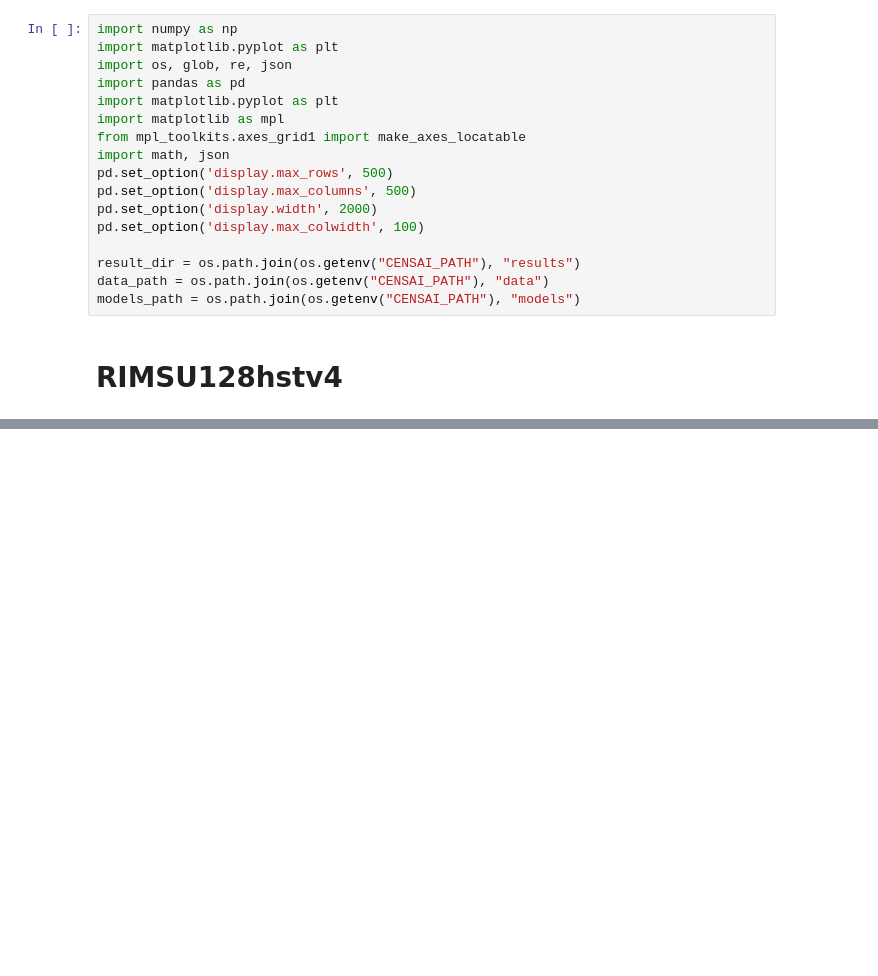
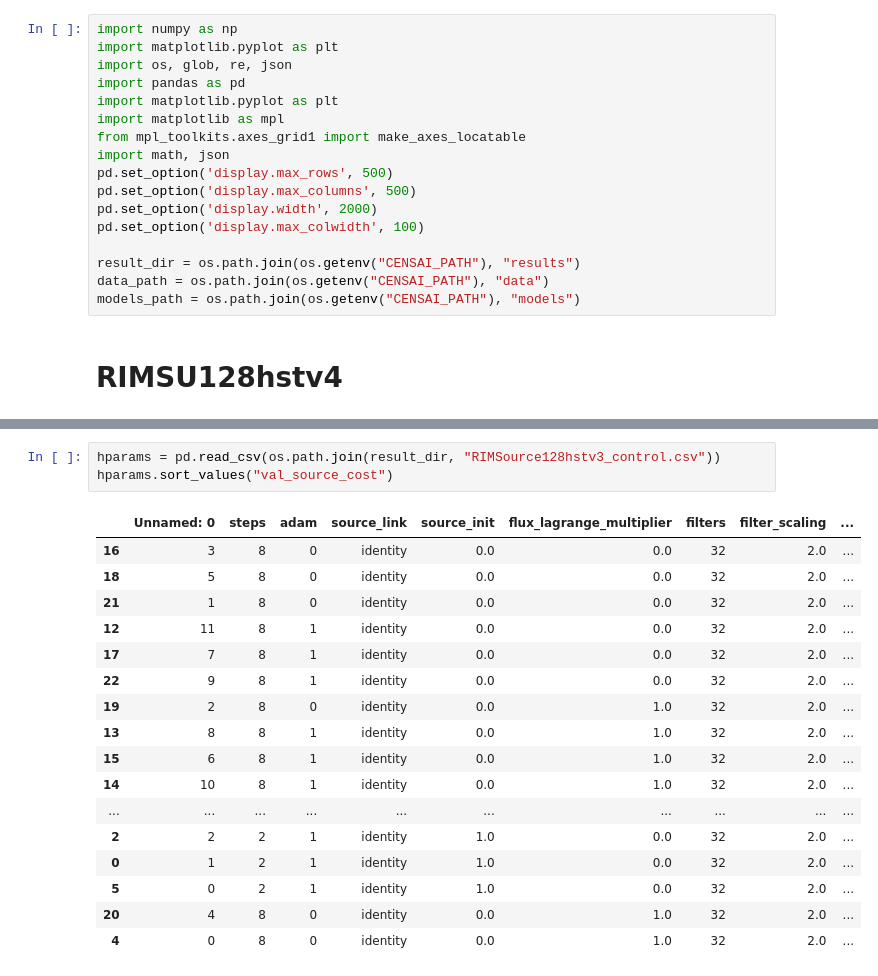
Before and after one commit to AlexandreAdam/Censai, a Jupyter notebook: notebooks/rim_results_fr128hst.ipynb, the cells around one changed output, grey strips where cells are left out. Drawn from its saved outputs; the diff is of its cells as text; blank space fills up the shorter version.

```diff
--- a/notebooks/rim_results_fr128hst.ipynb
+++ b/notebooks/rim_results_fr128hst.ipynb
@@ -78,0 +109,21 @@ hparams[cols].sort_values("val_kappa_cost")
+# %%
+hparams = pd.read_csv(os.path.join(result_dir, "RIMSource128hstv3_control.csv"))
+hparams.sort_values("val_source_cost")
+# %% [output]
+|  | Unnamed: 0 | steps | adam | source_link | source_init | flux_lagrange_multiplier | filters | filter_scaling | ... |
+| 16 | 3 | 8 | 0 | identity | 0.0 | 0.0 | 32 | 2.0 | ... |
+| 18 | 5 | 8 | 0 | identity | 0.0 | 0.0 | 32 | 2.0 | ... |
+| 21 | 1 | 8 | 0 | identity | 0.0 | 0.0 | 32 | 2.0 | ... |
+| 12 | 11 | 8 | 1 | identity | 0.0 | 0.0 | 32 | 2.0 | ... |
+| 17 | 7 | 8 | 1 | identity | 0.0 | 0.0 | 32 | 2.0 | ... |
+| 22 | 9 | 8 | 1 | identity | 0.0 | 0.0 | 32 | 2.0 | ... |
+| 19 | 2 | 8 | 0 | identity | 0.0 | 1.0 | 32 | 2.0 | ... |
+| 13 | 8 | 8 | 1 | identity | 0.0 | 1.0 | 32 | 2.0 | ... |
+| 15 | 6 | 8 | 1 | identity | 0.0 | 1.0 | 32 | 2.0 | ... |
+| 14 | 10 | 8 | 1 | identity | 0.0 | 1.0 | 32 | 2.0 | ... |
+| ... | ... | ... | ... | ... | ... | ... | ... | ... | ... |
+| 2 | 2 | 2 | 1 | identity | 1.0 | 0.0 | 32 | 2.0 | ... |
+| 0 | 1 | 2 | 1 | identity | 1.0 | 0.0 | 32 | 2.0 | ... |
+| 5 | 0 | 2 | 1 | identity | 1.0 | 0.0 | 32 | 2.0 | ... |
+| 20 | 4 | 8 | 0 | identity | 0.0 | 1.0 | 32 | 2.0 | ... |
+| 4 | 0 | 8 | 0 | identity | 0.0 | 1.0 | 32 | 2.0 | ... |
```
Also changed, not shown: parts of 4 cells of this notebook.
